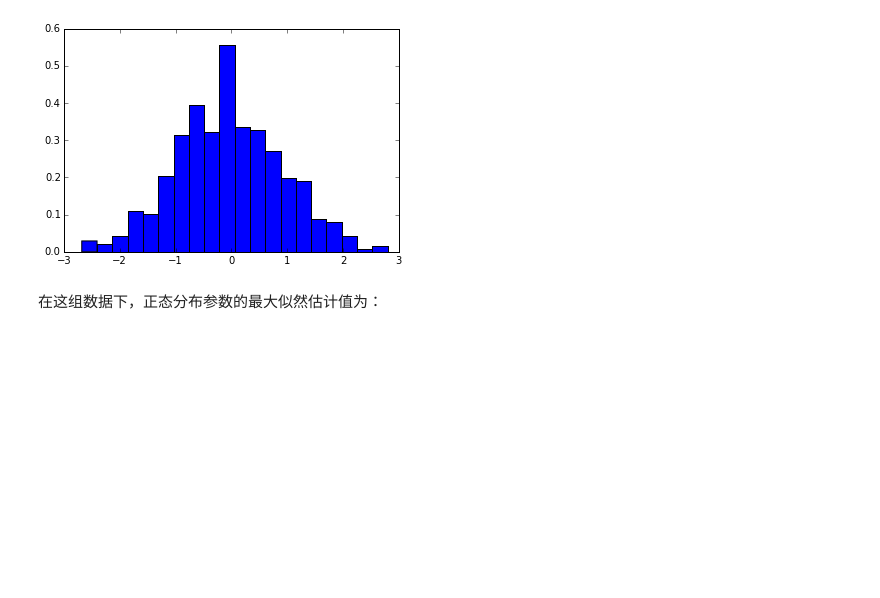
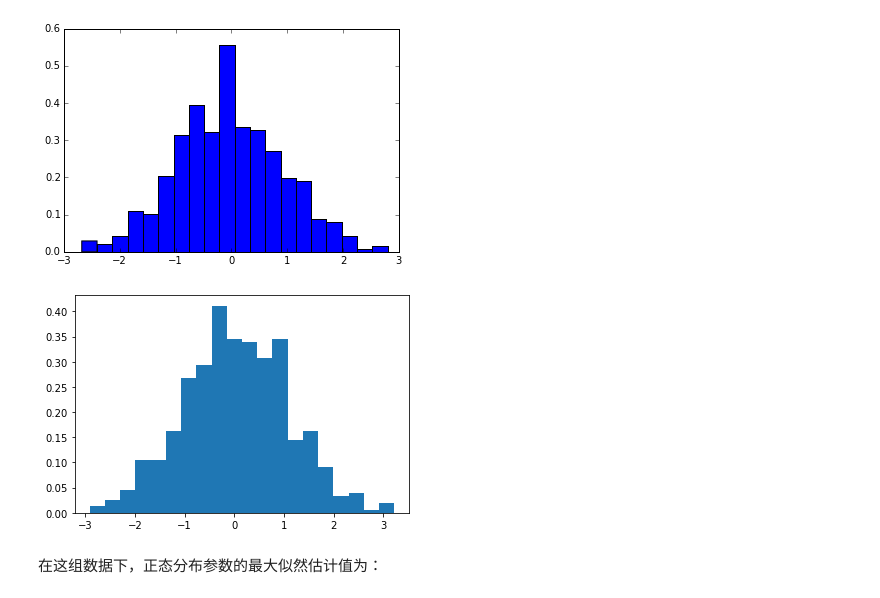
Before and after one commit to mockingtao/python_notes, a Jupyter notebook: 04-scipy/0403_概率统计方法.ipynb, the cells around one changed output. Cells and saved outputs as stored; diff of their text form; code cells hidden in the pictures; blank space fills up the shorter version.

```diff
--- a/04-scipy/0403_概率统计方法.ipynb
+++ b/04-scipy/0403_概率统计方法.ipynb
@@ -132,6 +147,14 @@ bin centers [-2.68067801 -2.13266147 -1.58464494 -1.0366284  -0.48861186  0.0594
 h = hist(x_norm, normed=True, bins=20)
 # %% [output]
 [figure]
+# %%
+# cc
+h = hist(x_norm, density=True, bins=20, stacked=True)
+
+# 代码中 normed 这个属性换成 density=True,
+# 再加一个属性stacked=True（可加可不加，没啥影响）。
+# %% [output]
+[figure, added]
 # %% [markdown]
 在这组数据下，正态分布参数的最大似然估计值为：
 # %%
```
Also changed, not shown: parts of 10 cells of this notebook.
